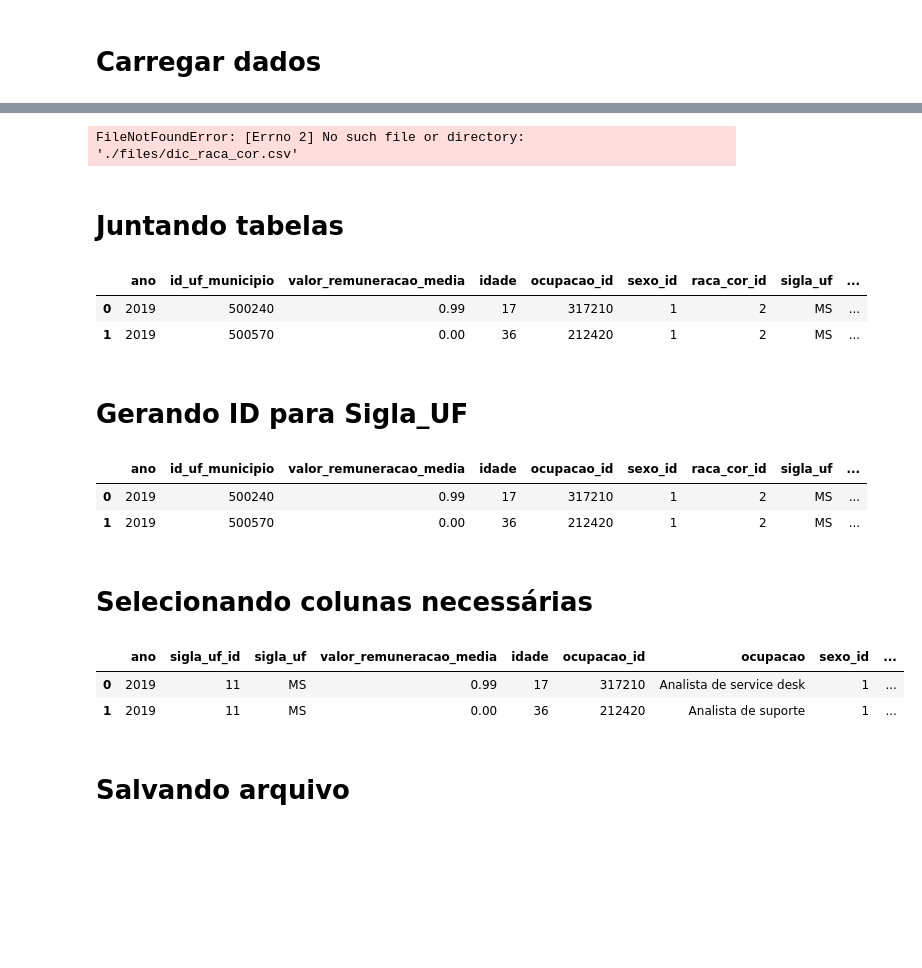
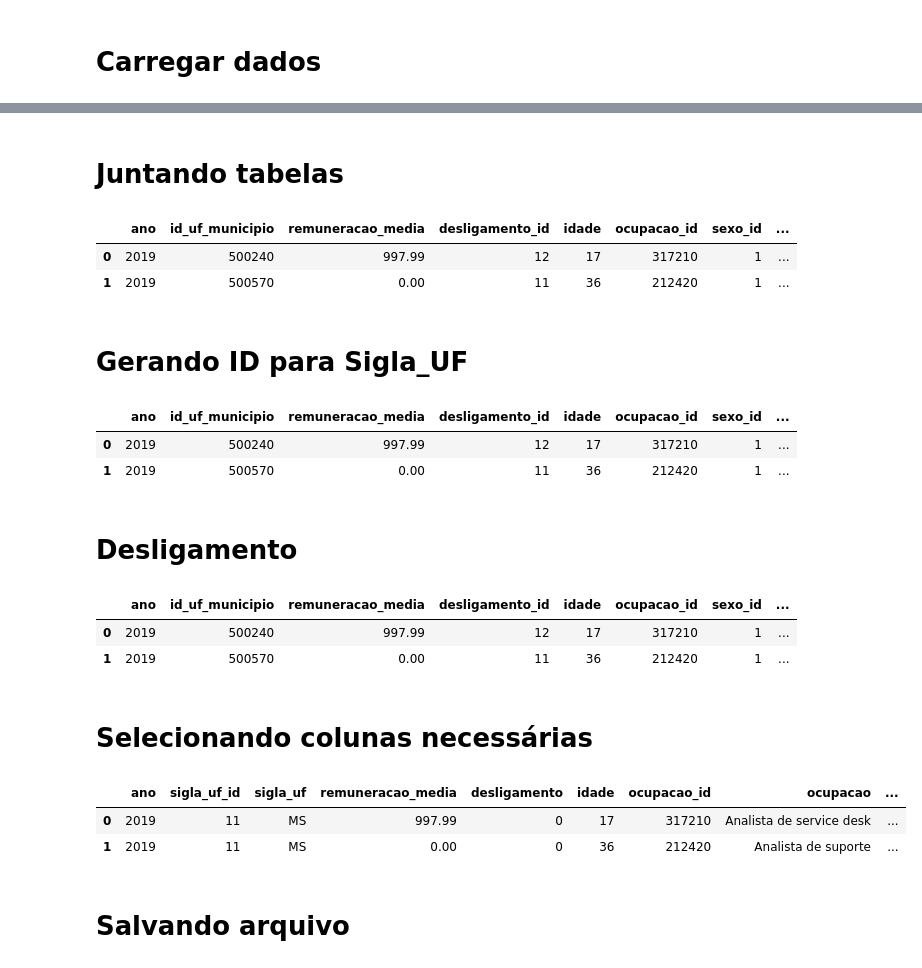
Before and after one commit to celiudos/unb_artigo_mineracao_dados, a Jupyter notebook: src/04_fazendo_join_ocup_sexo_raca.ipynb, the cells around one changed output, grey strips where cells are left out. Saved outputs shown, nothing was run; the diff lists cells and outputs as text; code cells hidden in the pictures; blank space fills up the shorter version.

```diff
--- a/src/04_fazendo_join_ocup_sexo_raca.ipynb
+++ b/src/04_fazendo_join_ocup_sexo_raca.ipynb
@@ -24,9 +24,7 @@ Quantidade docs: 384175
 # %%
-df_raca_cor = pd.read_csv("./files/dic_raca_cor.csv")
-df_sexo = pd.read_csv("./files/dic_sexo.csv")
-df_ordered_sinonimo = pd.read_csv("./files/ordered_sinonimo.csv")
+df_raca_cor = pd.read_csv("./output/bronze/planilhas/dic_raca_cor.csv")
+df_sexo = pd.read_csv("./output/bronze/planilhas/dic_sexo.csv")
+df_ordered_sinonimo = pd.read_csv("./output/bronze/planilhas/ordered_sinonimo.csv")
-# %% [output]
-FileNotFoundError: [Errno 2] No such file or directory: './files/dic_raca_cor.csv'
 # %%
 # change column ocupacao_id to int
 df["ocupacao_id"] = df["ocupacao_id"].astype(int)
@@ -42,9 +40,9 @@ df = pd.merge(df, df_ordered_sinonimo, left_on="ocupacao_id",
               right_on="cbo_2002", how="left")
 df.head(2)
 # %% [output]
-|  | ano | id_uf_municipio | valor_remuneracao_media | idade | ocupacao_id | sexo_id | raca_cor_id | sigla_uf | ... |
-| 0 | 2019 | 500240 | 0.99 | 17 | 317210 | 1 | 2 | MS | ... |
-| 1 | 2019 | 500570 | 0.00 | 36 | 212420 | 1 | 2 | MS | ... |
+|  | ano | id_uf_municipio | remuneracao_media | desligamento_id | idade | ocupacao_id | sexo_id | ... |
+| 0 | 2019 | 500240 | 997.99 | 12 | 17 | 317210 | 1 | ... |
+| 1 | 2019 | 500570 | 0.00 | 11 | 36 | 212420 | 1 | ... |
 # %% [markdown]
 # Gerando ID para Sigla_UF
 # %%
@@ -52,26 +50,37 @@ df.head(2)
 df["sigla_uf_id"] = df["sigla_uf"].astype("category").cat.codes
 df.head(2)
 # %% [output]
-|  | ano | id_uf_municipio | valor_remuneracao_media | idade | ocupacao_id | sexo_id | raca_cor_id | sigla_uf | ... |
-| 0 | 2019 | 500240 | 0.99 | 17 | 317210 | 1 | 2 | MS | ... |
-| 1 | 2019 | 500570 | 0.00 | 36 | 212420 | 1 | 2 | MS | ... |
+|  | ano | id_uf_municipio | remuneracao_media | desligamento_id | idade | ocupacao_id | sexo_id | ... |
+| 0 | 2019 | 500240 | 997.99 | 12 | 17 | 317210 | 1 | ... |
+| 1 | 2019 | 500570 | 0.00 | 11 | 36 | 212420 | 1 | ... |
+# %% [markdown]
+# Desligamento
+# %%
+# Create new col desligamento from desligament_id, if != 0, so "nao", otherwise "sim"
+df["desligamento"] = df["desligamento_id"].apply(
+    lambda x: 0 if x != 0 else 1)
+df.head(2)
+# %% [output]
+|  | ano | id_uf_municipio | remuneracao_media | desligamento_id | idade | ocupacao_id | sexo_id | ... |
+| 0 | 2019 | 500240 | 997.99 | 12 | 17 | 317210 | 1 | ... |
+| 1 | 2019 | 500570 | 0.00 | 11 | 36 | 212420 | 1 | ... |
 # %% [markdown]
 # Selecionando colunas necessárias
 # %%
-df = df[["ano", "sigla_uf_id", "sigla_uf", "remuneracao_media", "idade",
+df = df[["ano", "sigla_uf_id", "sigla_uf", "remuneracao_media", 'desligamento', "idade",
          "ocupacao_id", "sinonimo", "sexo_id", "valor_y", "raca_cor_id", "valor_x"]]
 
 df = df.rename(columns={
     "sinonimo": "ocupacao",
     "valor_y": "sexo",
     "valor_x": "raca_cor"
     })
 
 df.head(2)
 # %% [output]
-|  | ano | sigla_uf_id | sigla_uf | valor_remuneracao_media | idade | ocupacao_id | ocupacao | sexo_id | ... |
-| 0 | 2019 | 11 | MS | 0.99 | 17 | 317210 | Analista de service desk | 1 | ... |
-| 1 | 2019 | 11 | MS | 0.00 | 36 | 212420 | Analista de suporte | 1 | ... |
+|  | ano | sigla_uf_id | sigla_uf | remuneracao_media | desligamento | idade | ocupacao_id | ocupacao | ... |
+| 0 | 2019 | 11 | MS | 997.99 | 0 | 17 | 317210 | Analista de service desk | ... |
+| 1 | 2019 | 11 | MS | 0.00 | 0 | 36 | 212420 | Analista de suporte | ... |
 # %% [markdown]
 # Salvando arquivo
 # %%
```
Also changed, not shown: parts of 1 cell of this notebook, 9 other files.
